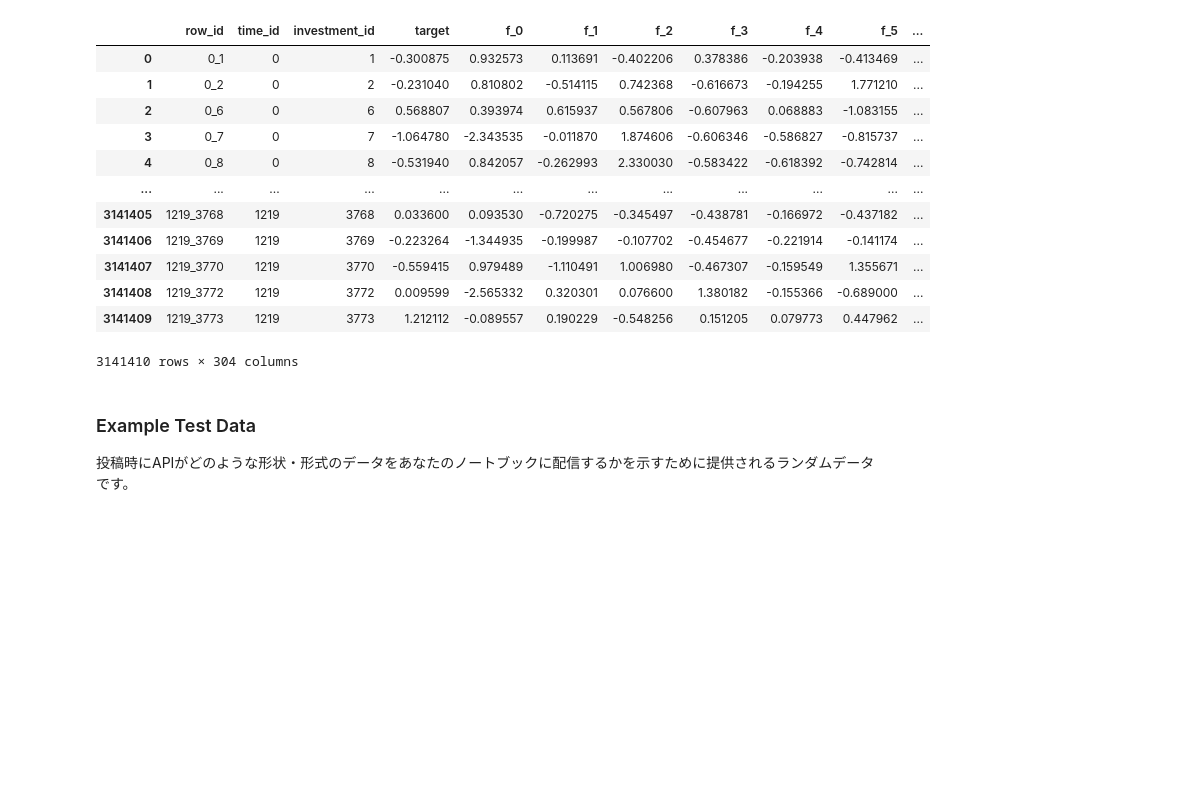
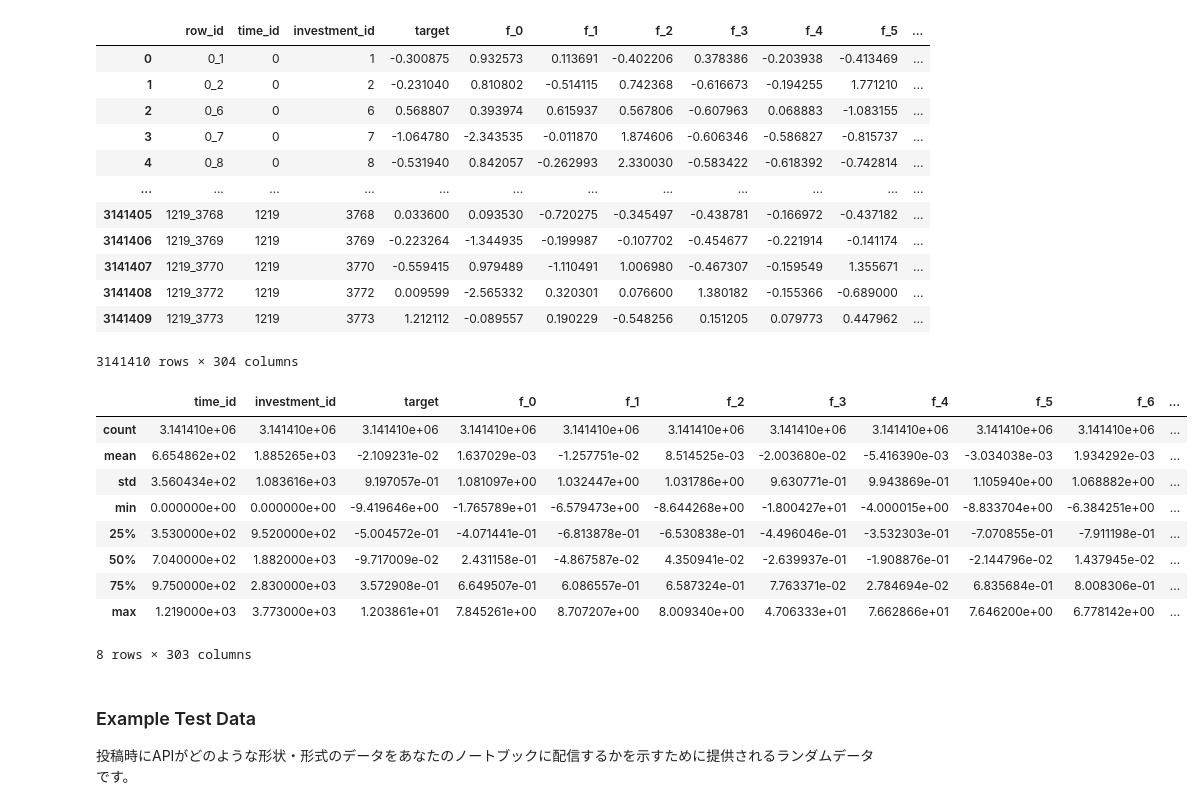
Before and after one commit to IMOKURI/ubiquant-market-prediction, a Jupyter notebook: notebooks/EDA.ipynb, the cells around one changed output. Saved outputs shown, nothing was run; the diff lists cells and outputs as text; code cells hidden in the pictures; blank space fills up the shorter version.

```diff
--- a/notebooks/EDA.ipynb
+++ b/notebooks/EDA.ipynb
@@ -70,6 +70,19 @@ train
 | 3141408 | 1219_3772 | 1219 | 3772 | 0.009599 | -2.565332 | 0.320301 | 0.076600 | 1.380182 | -0.155366 | -0.689000 | ... |
 | 3141409 | 1219_3773 | 1219 | 3773 | 1.212112 | -0.089557 | 0.190229 | -0.548256 | 0.151205 | 0.079773 | 0.447962 | ... |
 3141410 rows × 304 columns
+# %%
+train.describe()
+# %% [output]
+|  | time_id | investment_id | target | f_0 | f_1 | f_2 | f_3 | f_4 | f_5 | f_6 | ... |
+| count | 3.141410e+06 | 3.141410e+06 | 3.141410e+06 | 3.141410e+06 | 3.141410e+06 | 3.141410e+06 | 3.141410e+06 | 3.141410e+06 | 3.141410e+06 | 3.141410e+06 | ... |
+| mean | 6.654862e+02 | 1.885265e+03 | -2.109231e-02 | 1.637029e-03 | -1.257751e-02 | 8.514525e-03 | -2.003680e-02 | -5.416390e-03 | -3.034038e-03 | 1.934292e-03 | ... |
+| std | 3.560434e+02 | 1.083616e+03 | 9.197057e-01 | 1.081097e+00 | 1.032447e+00 | 1.031786e+00 | 9.630771e-01 | 9.943869e-01 | 1.105940e+00 | 1.068882e+00 | ... |
+| min | 0.000000e+00 | 0.000000e+00 | -9.419646e+00 | -1.765789e+01 | -6.579473e+00 | -8.644268e+00 | -1.800427e+01 | -4.000015e+00 | -8.833704e+00 | -6.384251e+00 | ... |
+| 25% | 3.530000e+02 | 9.520000e+02 | -5.004572e-01 | -4.071441e-01 | -6.813878e-01 | -6.530838e-01 | -4.496046e-01 | -3.532303e-01 | -7.070855e-01 | -7.911198e-01 | ... |
+| 50% | 7.040000e+02 | 1.882000e+03 | -9.717009e-02 | 2.431158e-01 | -4.867587e-02 | 4.350941e-02 | -2.639937e-01 | -1.908876e-01 | -2.144796e-02 | 1.437945e-02 | ... |
+| 75% | 9.750000e+02 | 2.830000e+03 | 3.572908e-01 | 6.649507e-01 | 6.086557e-01 | 6.587324e-01 | 7.763371e-02 | 2.784694e-02 | 6.835684e-01 | 8.008306e-01 | ... |
+| max | 1.219000e+03 | 3.773000e+03 | 1.203861e+01 | 7.845261e+00 | 8.707207e+00 | 8.009340e+00 | 4.706333e+01 | 7.662866e+01 | 7.646200e+00 | 6.778142e+00 | ... |
+8 rows × 303 columns
 # %% [markdown]
 ### Example Test Data
 
```
Also changed, not shown: parts of 12 cells of this notebook, 3 other files.
